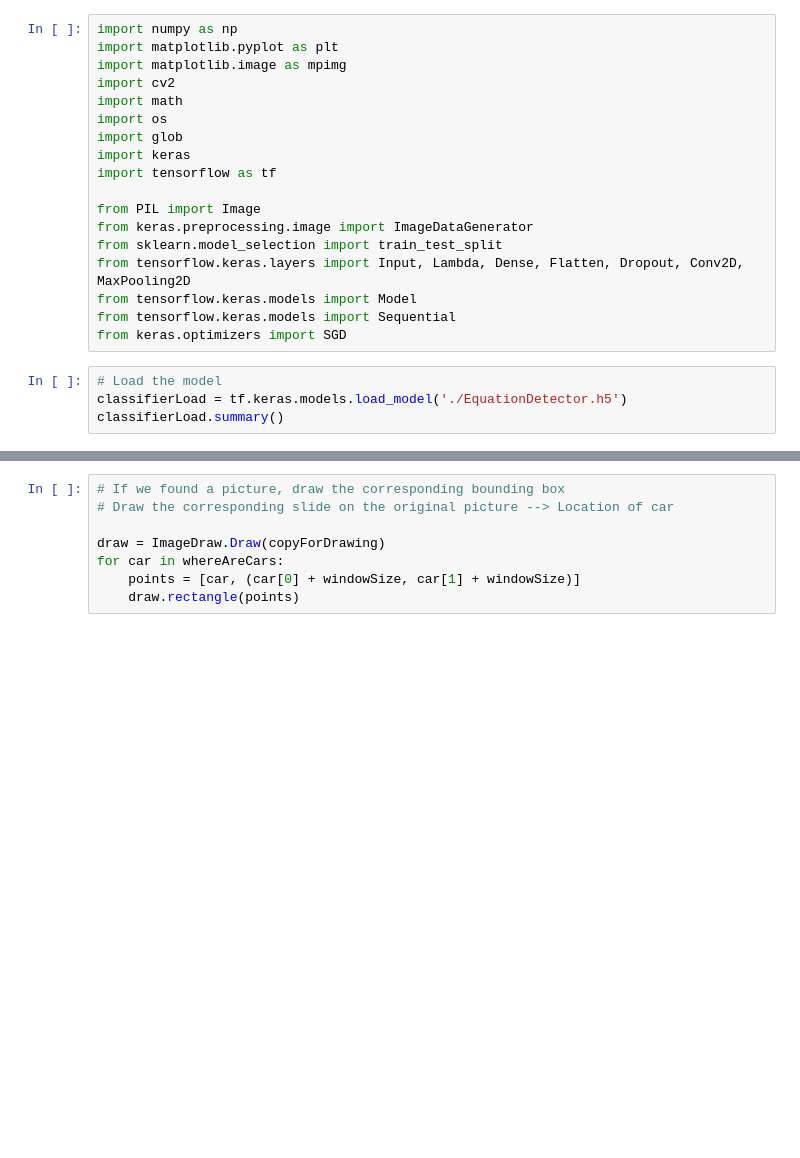
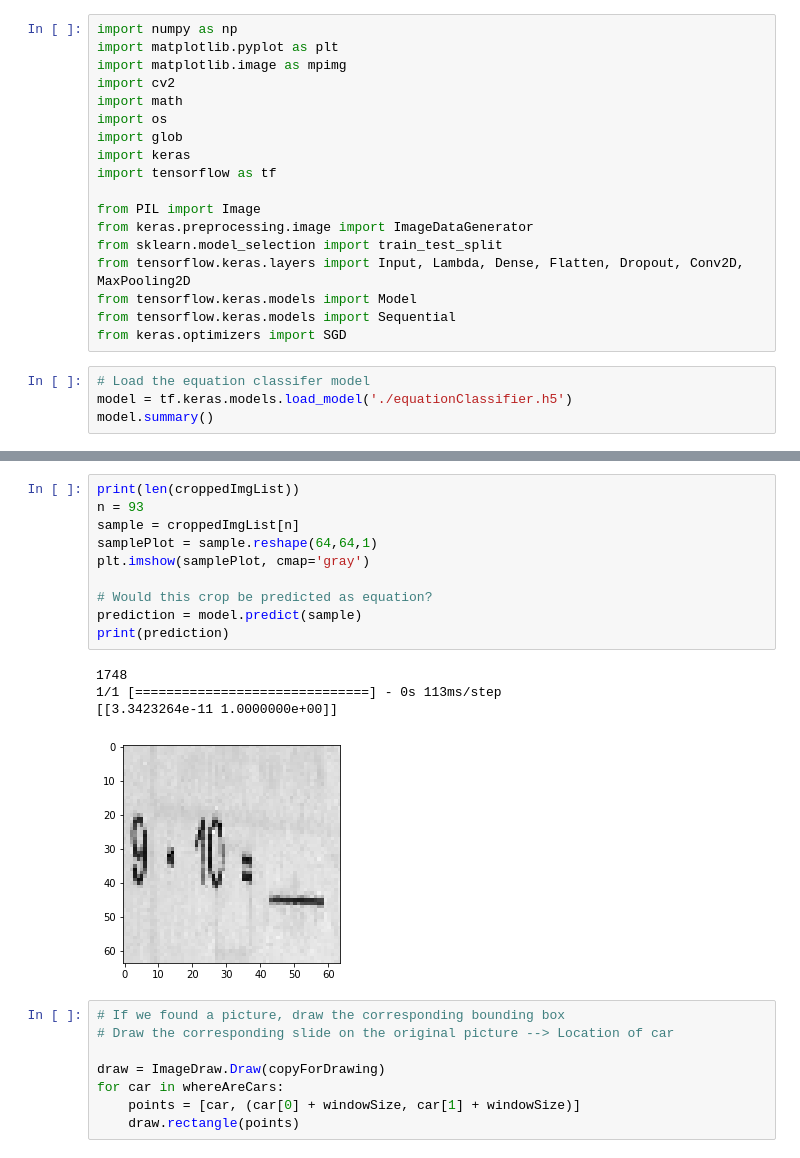
Before and after one commit to dschmoeller/iCheck, a Jupyter notebook: SlidingWindowApproachForImageDetection.ipynb, the cells around one changed output, grey strips where cells are left out. Drawn from its saved outputs; the diff is of its cells as text; blank space fills up the shorter version.

```diff
--- a/SlidingWindowApproachForImageDetection.ipynb
+++ b/SlidingWindowApproachForImageDetection.ipynb
@@ -17,7 +17,7 @@ from tensorflow.keras.models import Model
 from tensorflow.keras.models import Sequential
 from keras.optimizers import SGD
 # %%
-# Load the model
-classifierLoad = tf.keras.models.load_model('./EquationDetector.h5')
-classifierLoad.summary()
+# Load the equation classifer model
+model = tf.keras.models.load_model('./equationClassifier.h5')
+model.summary()
 # %% [output]
@@ -72,3 +89,18 @@ print(whereAreCars)
+# %%
+print(len(croppedImgList))
+n = 93
+sample = croppedImgList[n]
+samplePlot = sample.reshape(64,64,1)
+plt.imshow(samplePlot, cmap='gray')
+
+# Would this crop be predicted as equation?
+prediction = model.predict(sample)
+print(prediction)
+# %% [output]
+1748
+1/1 [==============================] - 0s 113ms/step
+[[3.3423264e-11 1.0000000e+00]]
+[figure, added]
 # %%
 # If we found a picture, draw the corresponding bounding box
 # Draw the corresponding slide on the original picture --> Location of car
```
Also changed, not shown: parts of 3 cells of this notebook, 3 other files.
